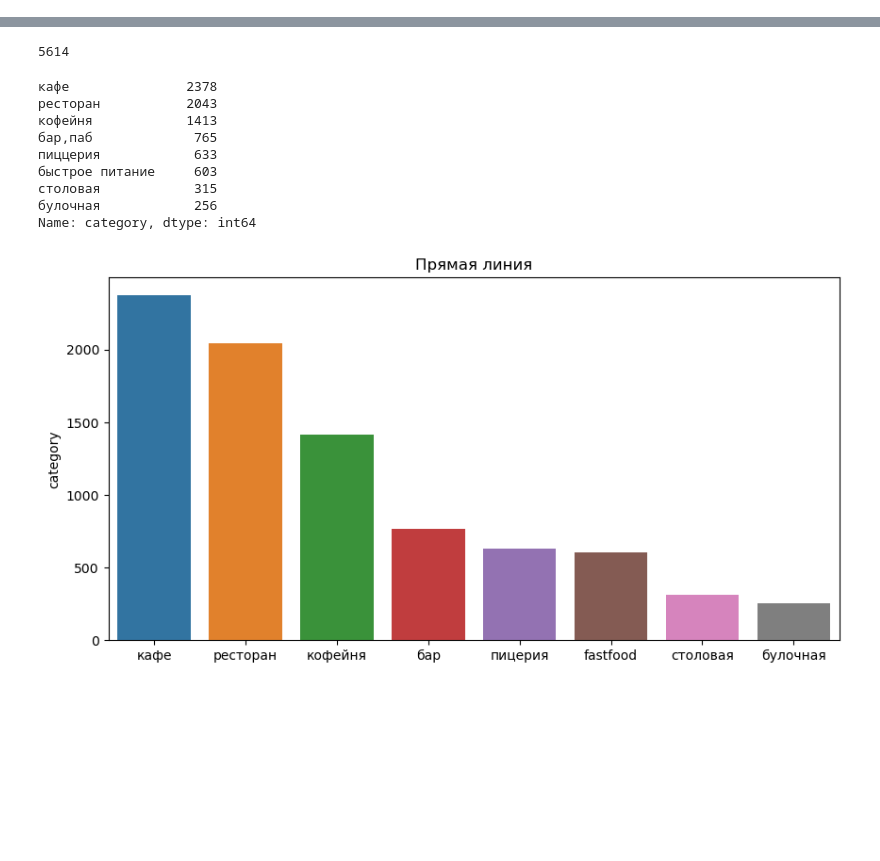
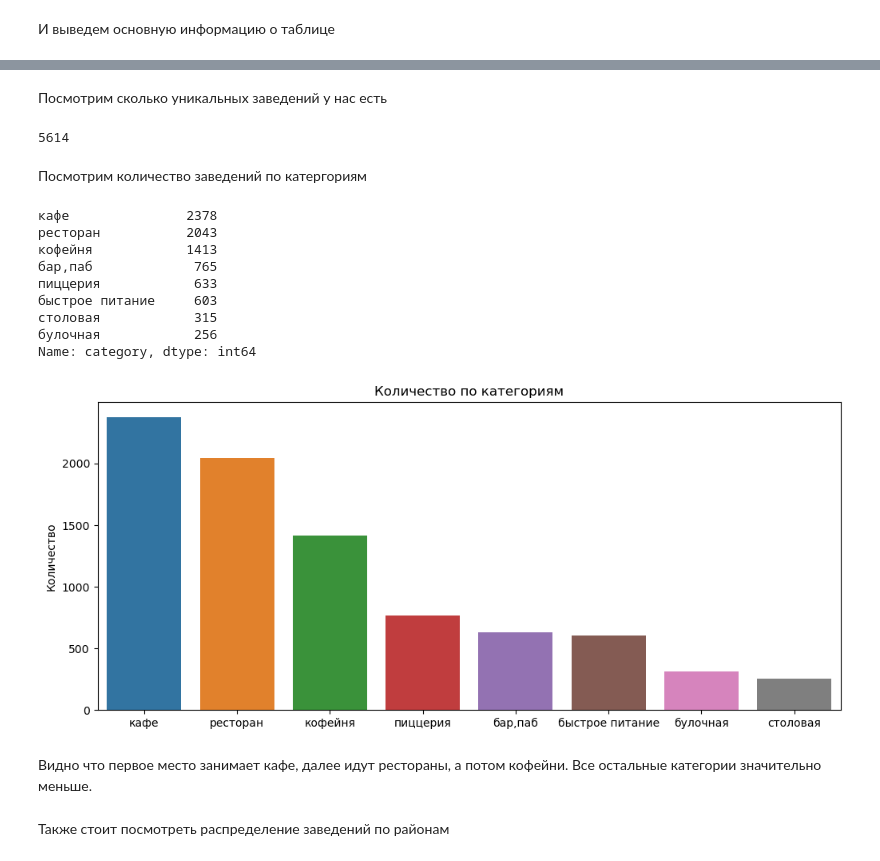
Before and after one commit to DaniilDonike/study_projects, a Jupyter notebook: Места общественного питания Москвы/Untitled.ipynb, the cells around one changed output, grey strips where cells are left out. Saved outputs shown, nothing was run; the diff lists cells and outputs as text; code cells hidden in the pictures; blank space fills up the shorter version.

```diff
--- a/Места общественного питания Москвы/Untitled.ipynb
+++ b/Места общественного питания Москвы/Untitled.ipynb
@@ -13,6 +23,8 @@ places.head()
 | 2 | Хазри | кафе | Москва, Клязьминская улица, 15 | Северный административный округ | пн-чт 11:00–02:00; пт,сб 11:00–05... | 55.889146 | 37.525901 | 4.6 | средние | Средний счёт:от 1000 ₽ | ... |
 | 3 | Dormouse Coffee Shop | кофейня | Москва, улица Маршала Федоренко, 12 | Северный административный округ | ежедневно, 09:00–22:00 | 55.881608 | 37.488860 | 5.0 | NaN | Цена чашки капучино:155–185 ₽ | ... |
 | 4 | Иль Марко | пиццерия | Москва, Правобережная улица, 1Б | Северный административный округ | ежедневно, 10:00–22:00 | 55.881166 | 37.449357 | 5.0 | средние | Средний счёт:400–600 ₽ | ... |
+# %% [markdown]
+И выведем основную информацию о таблице
 # %%
 places.info()
 # %% [output]
@@ -33,27 +45,33 @@ Data columns (total 14 columns):
  13  seats              4795 non-null   float64
 dtypes: float64(6), int64(1), object(7)
 memory usage: 919.5+ KB
+# %% [markdown]
+Посмотрим сколько уникальных заведений у нас есть
 # %%
 places['name'].nunique()
 # %% [output]
 5614
+# %% [markdown]
+Посмотрим количество заведений по катергориям
 # %%
-n = ['кафе',"ресторан","кофейня","бар","пицерия","fastfood","столовая","булочная"]# возможно это стоит сделать через цикл append and for
-plt.figure(figsize=(10, 5))
-sns.barplot(x = n, y = places['category'].value_counts()).set_title('Прямая линия')
-#test.
-#test.set_xlabel('Подпись для оси X')
-#test.set_ylabel('Подпись для оси Y')
+types = places['category'].unique()
+fig, ax = plt.subplots(figsize=(12, 5))
+sns.barplot(x = types, y = places['category'].value_counts()).set_title('Количество по категориям')
+ax.set_ylabel('Количество')
 places['category'].value_counts()
 # %% [output]
 кафе               2378
 ресторан           2043
 кофейня            1413
 бар,паб             765
 пиццерия            633
 быстрое питание     603
 столовая            315
 булочная            256
 Name: category, dtype: int64
-[figure, old version]
+[figure, new version]
+# %% [markdown]
+Видно что первое место занимает кафе, далее идут рестораны, а потом кофейни. Все остальные категории значительно меньше.
+# %% [markdown]
+Также стоит посмотреть распределение заведений по районам
 # %%
```
Also changed, not shown: parts of 12 cells of this notebook.
